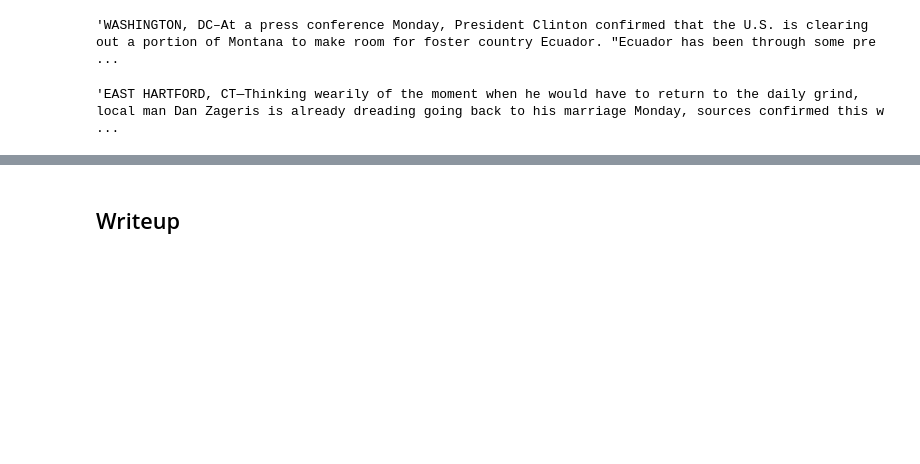
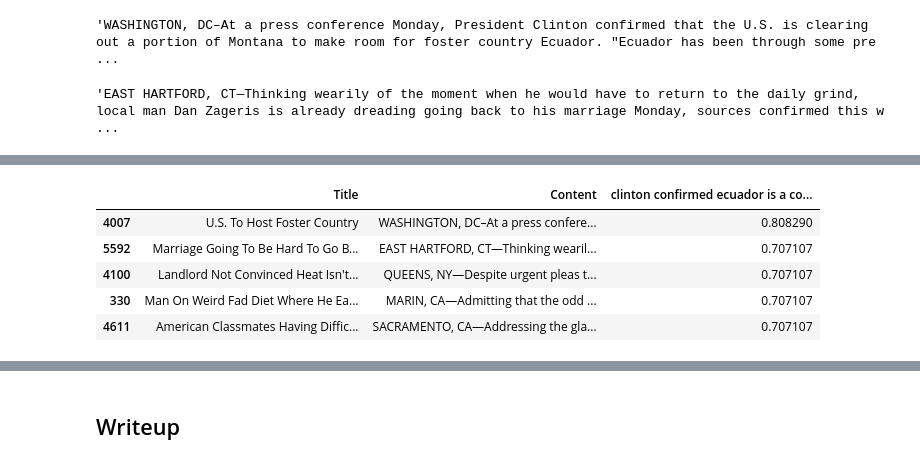
Before and after one commit to mk-imagine/SFSU-CSC620-NLT, a Jupyter notebook: hw11.ipynb, the cells around one changed output, grey strips where cells are left out. Saved outputs shown, nothing was run; the diff lists cells and outputs as text; code cells hidden in the pictures; blank space fills up the shorter version.

```diff
--- a/hw11.ipynb
+++ b/hw11.ipynb
@@ -621,0 +707,9 @@ theonion_cp_p2.loc[5592, "Content"]
+# %%
+tf_top5[0]
+# %% [output]
+|  | Title | Content | clinton confirmed ecuador is a co... |
+| 4007 | U.S. To Host Foster Country | WASHINGTON, DC–At a press confere... | 0.808290 |
+| 5592 | Marriage Going To Be Hard To Go B... | EAST HARTFORD, CT—Thinking wearil... | 0.707107 |
+| 4100 | Landlord Not Convinced Heat Isn't... | QUEENS, NY—Despite urgent pleas t... | 0.707107 |
+| 330 | Man On Weird Fad Diet Where He Ea... | MARIN, CA—Admitting that the odd ... | 0.707107 |
+| 4611 | American Classmates Having Diffic... | SACRAMENTO, CA—Addressing the gla... | 0.707107 |
```
Also changed, not shown: parts of 25 cells of this notebook.
